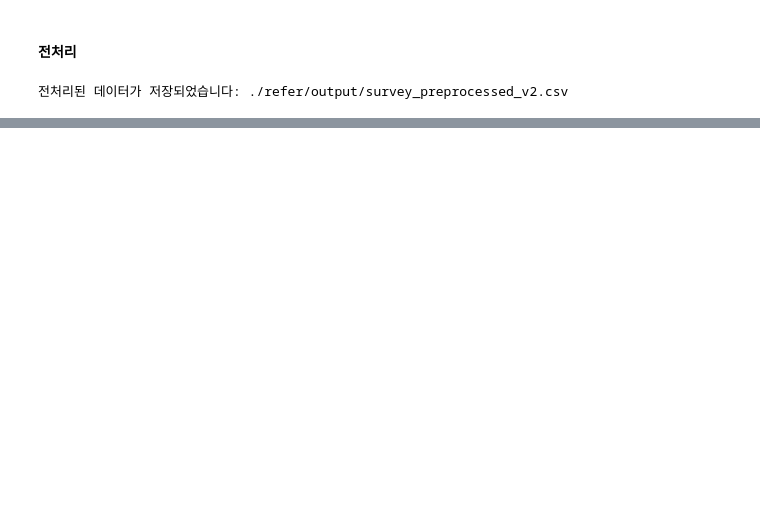
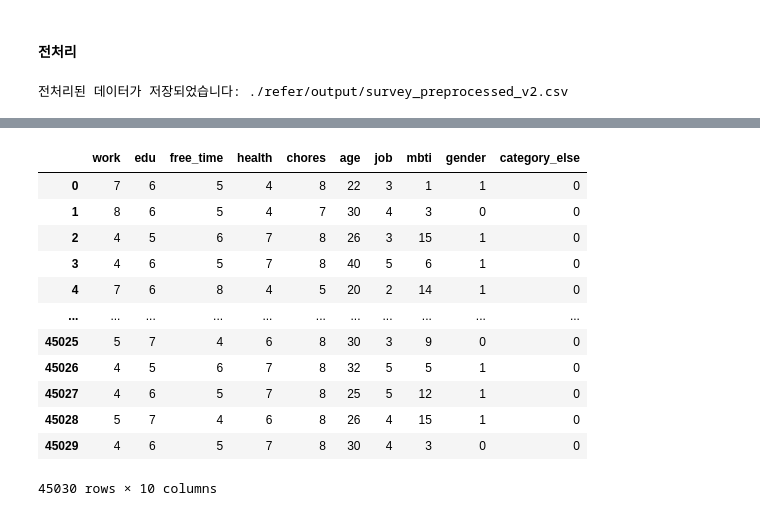
Before and after one commit to do-po/todo_list, a Jupyter notebook: oversampling.ipynb, the cells around one changed output, grey strips where cells are left out. Drawn from its saved outputs; the diff is of its cells as text; code cells hidden in the pictures; blank space fills up the shorter version.

```diff
--- a/oversampling.ipynb
+++ b/oversampling.ipynb
@@ -658,0 +1110,12 @@ print(f"전처리된 데이터가 저장되었습니다: {preprocessed_output_pa
+# %%
+
+# 나머지 컬럼들도 오버샘플링된 길이에 맞춰 할당
+other_columns = [col for col in oversampled_survey_df.columns if col not in numeric_features]
+for col in other_columns:
+    # SMOTE로 생성된 샘플 수만큼 임의로 데이터 할당
+    repeated_values = pd.Series(oversampled_survey_df[col].values).sample(n=len(X_resampled), replace=True, random_state=42).values
+    oversampled_df[col] = repeated_values
+
+# 결과 저장
+oversampled_df.to_csv(output_path, index=False)
+print(f"Resulting number of rows: {oversampled_df.shape[0]}")
@@ -658,0 +1295,16 @@ print(f"전처리된 데이터가 저장되었습니다: {preprocessed_output_pa
+# %%
+oversampled_df
+# %% [output]
+|  | work | edu | free_time | health | chores | age | job | mbti | gender | category_else |
+| 0 | 7 | 6 | 5 | 4 | 8 | 22 | 3 | 1 | 1 | 0 |
+| 1 | 8 | 6 | 5 | 4 | 7 | 30 | 4 | 3 | 0 | 0 |
+| 2 | 4 | 5 | 6 | 7 | 8 | 26 | 3 | 15 | 1 | 0 |
+| 3 | 4 | 6 | 5 | 7 | 8 | 40 | 5 | 6 | 1 | 0 |
+| 4 | 7 | 6 | 8 | 4 | 5 | 20 | 2 | 14 | 1 | 0 |
+| ... | ... | ... | ... | ... | ... | ... | ... | ... | ... | ... |
+| 45025 | 5 | 7 | 4 | 6 | 8 | 30 | 3 | 9 | 0 | 0 |
+| 45026 | 4 | 5 | 6 | 7 | 8 | 32 | 5 | 5 | 1 | 0 |
+| 45027 | 4 | 6 | 5 | 7 | 8 | 25 | 5 | 12 | 1 | 0 |
+| 45028 | 5 | 7 | 4 | 6 | 8 | 26 | 4 | 15 | 1 | 0 |
+| 45029 | 4 | 6 | 5 | 7 | 8 | 30 | 4 | 3 | 0 | 0 |
+45030 rows × 10 columns
```
Also changed, not shown: parts of 48 cells of this notebook, 19 other files.
